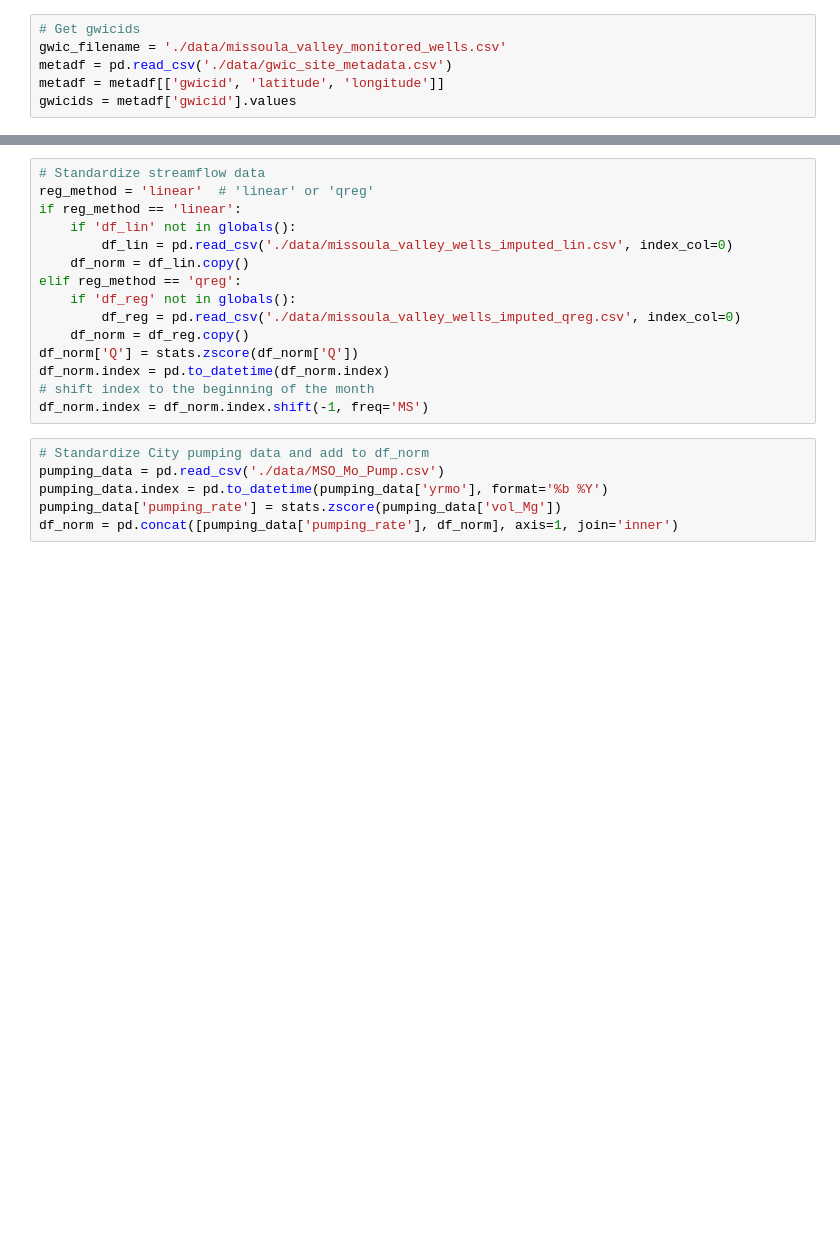
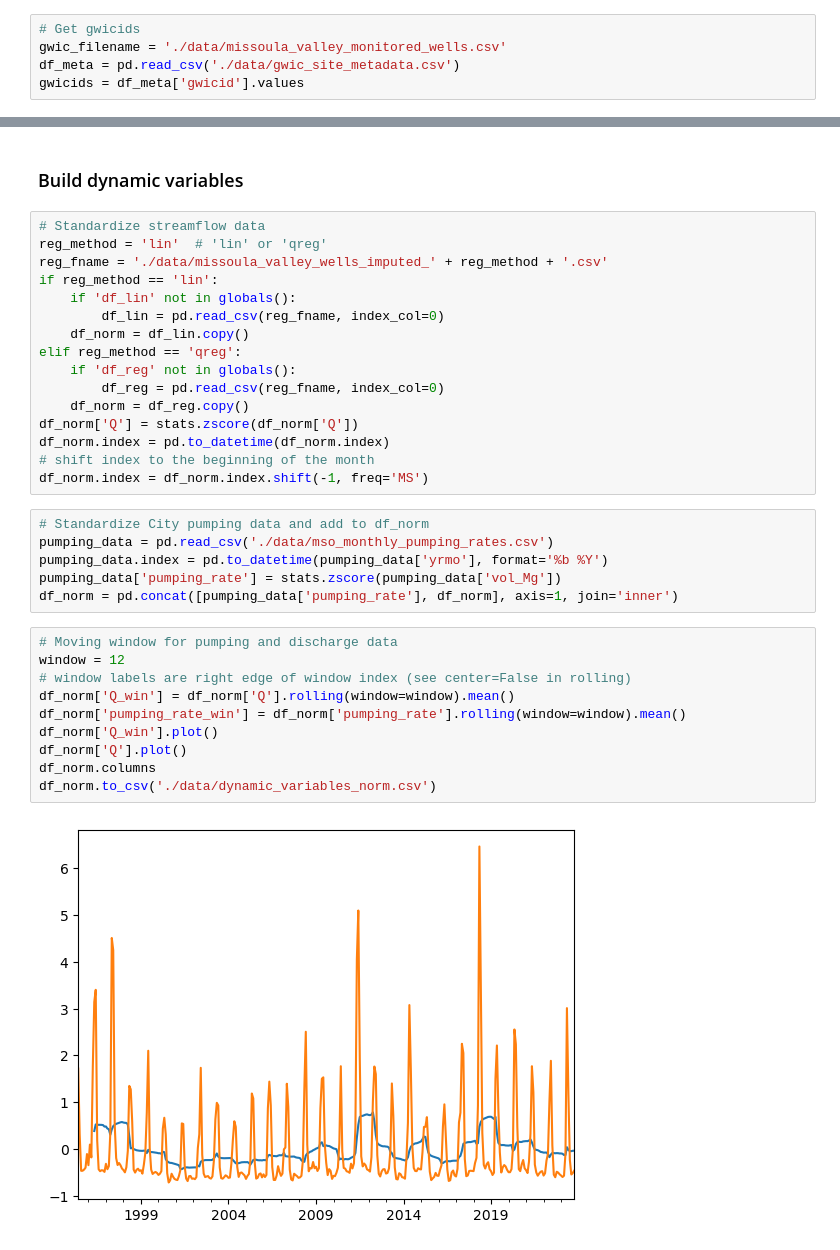
Before and after one commit to nicksilver/zoo-aquifer, a Jupyter notebook: process_data.ipynb, the cells around one changed output, grey strips where cells are left out. Drawn from its saved outputs; the diff is of its cells as text; blank space fills up the shorter version.

Commit message:
finished calculating static and dynamic vars

```diff
--- a/process_data.ipynb
+++ b/process_data.ipynb
@@ -5,7 +8,6 @@ from scipy import stats
 # %%
 # Get gwicids
 gwic_filename = './data/missoula_valley_monitored_wells.csv'
-metadf = pd.read_csv('./data/gwic_site_metadata.csv')
-metadf = metadf[['gwicid', 'latitude', 'longitude']]
-gwicids = metadf['gwicid'].values
+df_meta = pd.read_csv('./data/gwic_site_metadata.csv')
+gwicids = df_meta['gwicid'].values
 # %%
@@ -39,16 +44,19 @@ df_lin.iloc[:, 2].plot(label='Linear', legend=True)
 # %% [output]
 <Axes: xlabel='time'>
 [figure]
+# %% [markdown]
+### Build dynamic variables
 # %%
 # Standardize streamflow data
-reg_method = 'linear'  # 'linear' or 'qreg'
-if reg_method == 'linear':
+reg_method = 'lin'  # 'lin' or 'qreg'
+reg_fname = './data/missoula_valley_wells_imputed_' + reg_method + '.csv'
+if reg_method == 'lin':
     if 'df_lin' not in globals():
-        df_lin = pd.read_csv('./data/missoula_valley_wells_imputed_lin.csv', index_col=0)
+        df_lin = pd.read_csv(reg_fname, index_col=0)
     df_norm = df_lin.copy()
 elif reg_method == 'qreg':
     if 'df_reg' not in globals():
-        df_reg = pd.read_csv('./data/missoula_valley_wells_imputed_qreg.csv', index_col=0)
+        df_reg = pd.read_csv(reg_fname, index_col=0)
     df_norm = df_reg.copy()
 df_norm['Q'] = stats.zscore(df_norm['Q'])
 df_norm.index = pd.to_datetime(df_norm.index)
@@ -56,7 +64,19 @@ df_norm.index = pd.to_datetime(df_norm.index)
 df_norm.index = df_norm.index.shift(-1, freq='MS')
 # %%
 # Standardize City pumping data and add to df_norm
-pumping_data = pd.read_csv('./data/MSO_Mo_Pump.csv')
+pumping_data = pd.read_csv('./data/mso_monthly_pumping_rates.csv')
 pumping_data.index = pd.to_datetime(pumping_data['yrmo'], format='%b %Y')
 pumping_data['pumping_rate'] = stats.zscore(pumping_data['vol_Mg'])
 df_norm = pd.concat([pumping_data['pumping_rate'], df_norm], axis=1, join='inner')
+# %%
+# Moving window for pumping and discharge data
+window = 12
+# window labels are right edge of window index (see center=False in rolling)
+df_norm['Q_win'] = df_norm['Q'].rolling(window=window).mean()
+df_norm['pumping_rate_win'] = df_norm['pumping_rate'].rolling(window=window).mean()
+df_norm['Q_win'].plot()
+df_norm['Q'].plot()
+df_norm.columns
+df_norm.to_csv('./data/dynamic_variables_norm.csv')
+# %% [output]
+[figure, added]
```
Also changed, not shown: parts of 11 cells of this notebook, 5 other files.
